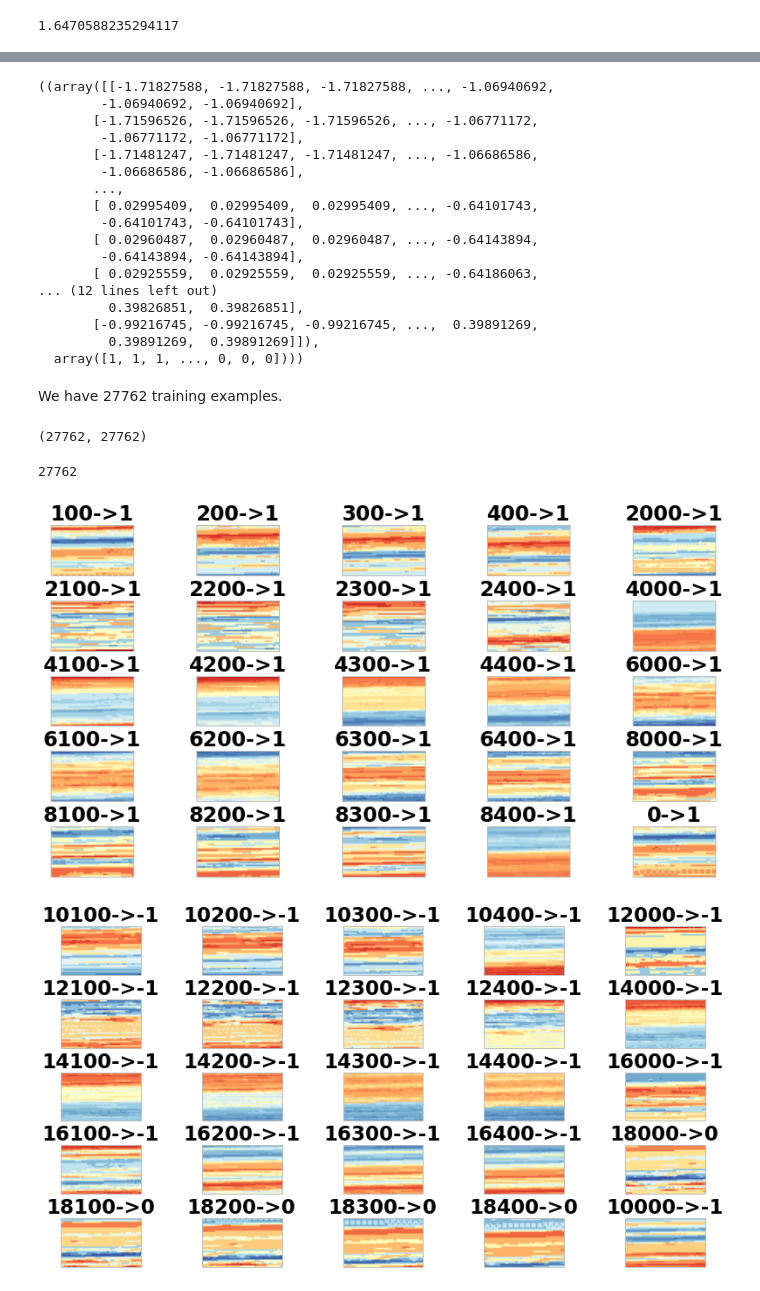
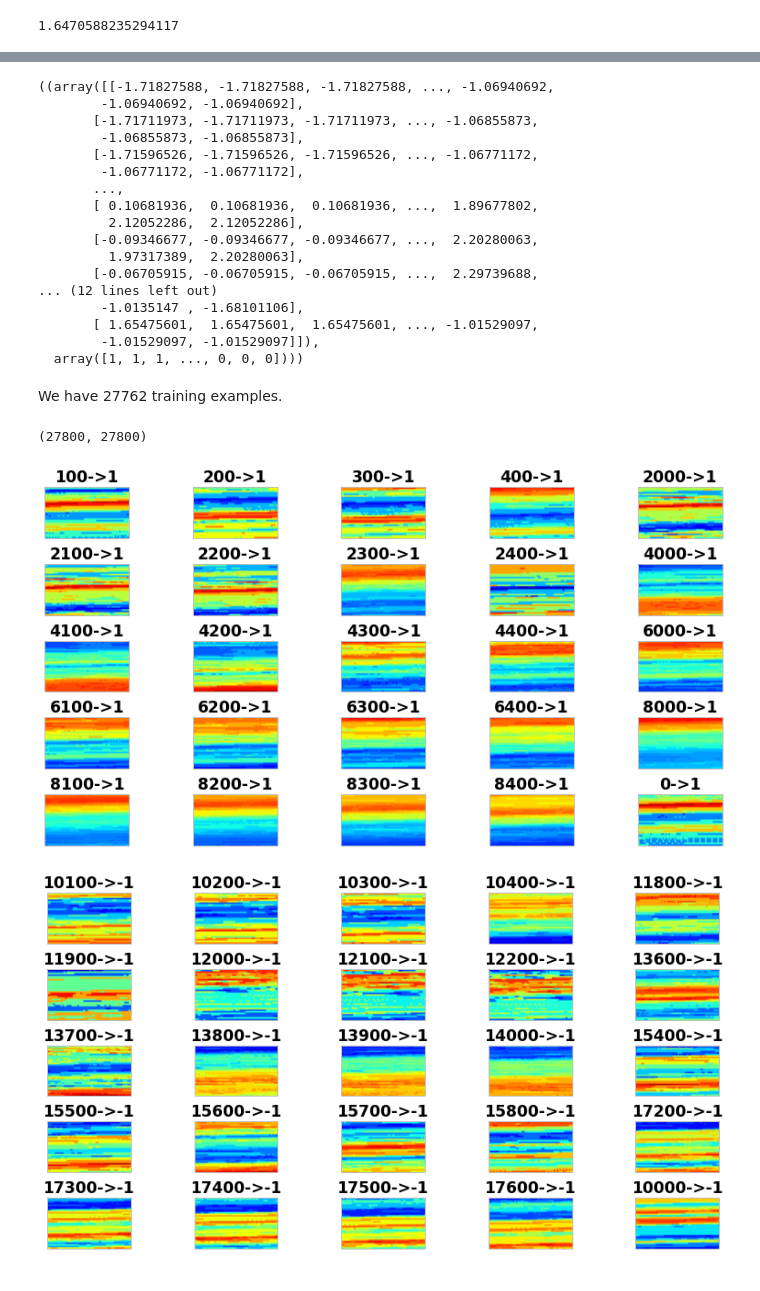
Before and after one commit to mfzhang/lehedge, a Jupyter notebook: LeHedge-DataPreparation.ipynb, the cells around one changed output, grey strips where cells are left out. Saved outputs shown, nothing was run; the diff lists cells and outputs as text; code cells hidden in the pictures.

Commit message:
fix sampling and add image generation

```diff
--- a/LeHedge-DataPreparation.ipynb
+++ b/LeHedge-DataPreparation.ipynb
@@ -428,4 +426,4 @@ x, y
 #    audusdask.drop(colname,1)
 for i in range(0,pre_window_size):
     colname = 'r' + str(i)
-    audusdask.loc[:,colname] = audusdask['rate'].shift(i)
+    audusdask[colname] = audusdask['rate'].shift(i)
@@ -435,2 +430,6 @@ Try using .loc[row_index,col_indexer] = value instead
+# %%
+import cPickle as pickle
+with open("audusdask",'wb') as fp:
+        pickle.dump(audusdask,fp)
 # %%
 audusdask['r1903']
@@ -524,8 +493,14 @@ for (r,label) in bins.iteritems():
     trainingRecordsCount = len(df_training)
     print "There are %d training examples with label %d" % (trainingRecordsCount,label)
     # truncate and copy data held in named cols to pure numpy array
-    train_a = np.array(df_training[:train_per_class].values)
-    #train_b = np.delete(train_a, np.s_[:7],1)
+
+    sampling_threshold = min(1,(1.0*train_per_class/trainingRecordsCount))*0.8
+    print "Sampling threshold : %d" % (sampling_threshold)
+    sampling_mask = (df_training['rnd']<=sampling_threshold)
+    train_a = np.array(df_training[sampling_mask].values)
+    print "Sampled %d examples" % (len(train_a))
+    #train_a = np.array(df_training[:train_per_class].values)
+    #train_b = sample(train_a, train_per_class)
     x_train = np.delete(train_a, np.s_[:10],1).astype('float')
 
     for i in range(0,len(x_train)):
@@ -571,31 +552,27 @@ d_learn
 # %% [output]
 ((array([[-1.71827588, -1.71827588, -1.71827588, ..., -1.06940692,
         -1.06940692, -1.06940692],
+       [-1.71711973, -1.71711973, -1.71711973, ..., -1.06855873,
+        -1.06855873, -1.06855873],
        [-1.71596526, -1.71596526, -1.71596526, ..., -1.06771172,
         -1.06771172, -1.06771172],
-       [-1.71481247, -1.71481247, -1.71481247, ..., -1.06686586,
-        -1.06686586, -1.06686586],
        ...,
-       [ 0.02995409,  0.02995409,  0.02995409, ..., -0.64101743,
-        -0.64101743, -0.64101743],
-       [ 0.02960487,  0.02960487,  0.02960487, ..., -0.64143894,
-        -0.64143894, -0.64143894],
-       [ 0.02925559,  0.02925559,  0.02925559, ..., -0.64186063,
+       [ 0.10681936,  0.10681936,  0.10681936, ...,  1.89677802,
+         2.12052286,  2.12052286],
+       [-0.09346677, -0.09346677, -0.09346677, ...,  2.20280063,
+         1.97317389,  2.20280063],
+       [-0.06705915, -0.06705915, -0.06705915, ...,  2.29739688,
 ... (12 lines left out)
-         0.39826851,  0.39826851],
-       [-0.99216745, -0.99216745, -0.99216745, ...,  0.39891269,
-         0.39891269,  0.39891269]]),
+        -1.0135147 , -1.68101106],
+       [ 1.65475601,  1.65475601,  1.65475601, ..., -1.01529097,
+        -1.01529097, -1.01529097]]),
   array([1, 1, 1, ..., 0, 0, 0])))
 # %% [markdown]
 We have 27762 training examples.
 # %%
 len(d_learn[0][0]), len(d_learn[0][1])
 # %% [output]
-(27762, 27762)
+(27800, 27800)
-# %%
-len(d_learn[0][0])
-# %% [output]
-27762
 # %%
 fig = plt.figure()
 rows = 5
@@ -609,22 +586,22 @@ for i in range(0,rows):
         xo = d_learn[0][0][where]
         yo = 1/(1+exp(-xo))*255
         ax.set_title(str(where) + '->' + str(d_learn[0][1][where]))
-        ax.imshow(reshape(yo,(34,56)),cmap = plt.get_cmap('RdYlBu'), vmin = 0, vmax = 255)
+        ax.imshow(reshape(yo,(34,56)), vmin = 0, vmax = 255)
 # %% [output]
-[figure, old version]
+[figure, new version]
 # %%
 fig = plt.figure()
 rows = 5
 cols = 5
 for i in range(0,rows):
     for j in range(0,cols):
         ax = fig.add_subplot(rows,cols,i*rows+j)
         ax.set_xticks([])
         ax.set_yticks([])
-        where = 10000+i*2000+j*100
+        where = 10000+i*1800+j*100
         xo = d_learn[0][0][where]
         yo = 1/(1+exp(-xo))*255
         ax.set_title(str(where) + '->' + str(d_learn[0][1][where]))
-        ax.imshow(reshape(yo,(34,56)),cmap = plt.get_cmap('RdYlBu'), vmin = 0, vmax = 255)
+        ax.imshow(reshape(yo,(34,56)), vmin = 0, vmax = 255)
 # %% [output]
-[figure, old version]
+[figure, new version]
```
Also changed, not shown: parts of 8 cells of this notebook.
